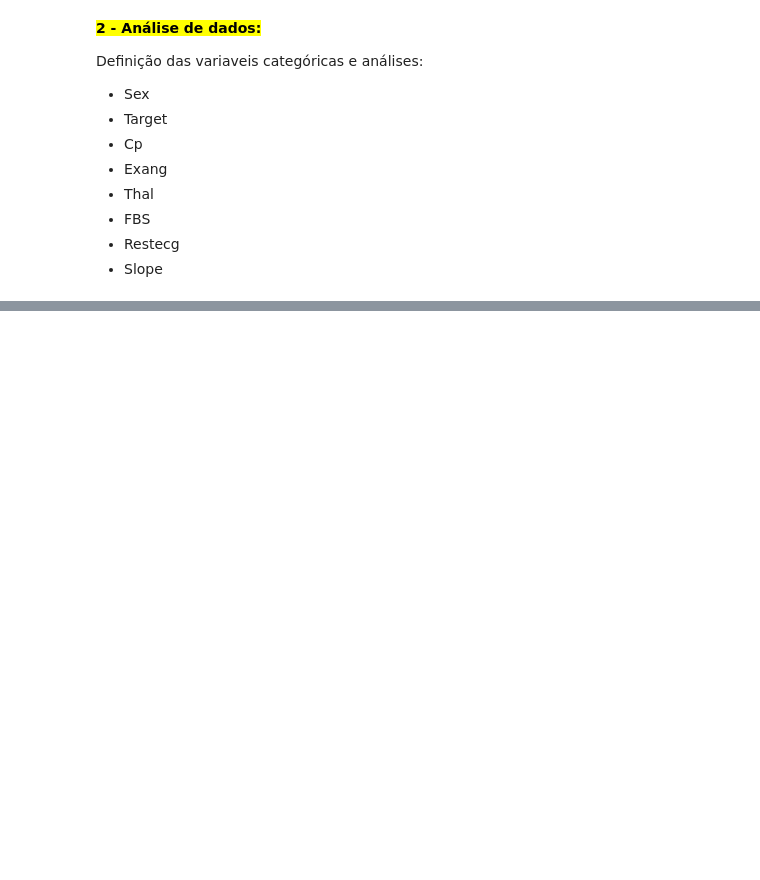
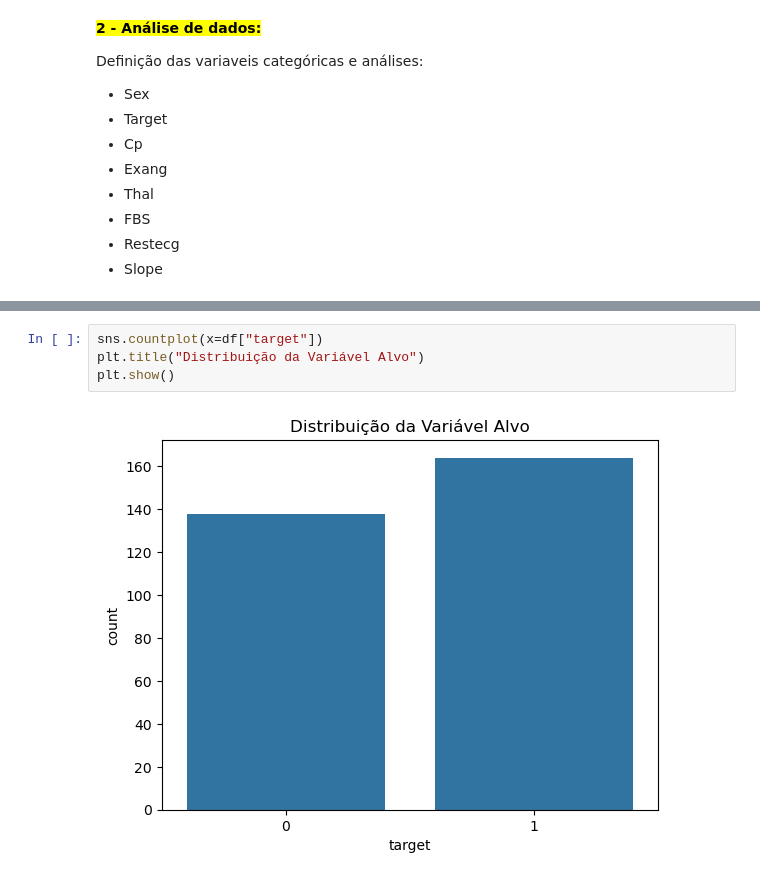
Before and after one commit to Andreza-S/IA-DOENCA-CARDIO, a Jupyter notebook: projeto.ipynb, the cells around one changed output, grey strips where cells are left out. Saved outputs shown, nothing was run; the diff lists cells and outputs as text; blank space fills up the shorter version.

```diff
--- a/projeto.ipynb
+++ b/projeto.ipynb
@@ -446,0 +269,6 @@ df.groupby("slope").mean()
+# %%
+sns.countplot(x=df["target"])
+plt.title("Distribuição da Variável Alvo")
+plt.show()
+# %% [output]
+[figure, added]
```
Also changed, not shown: parts of 53 cells of this notebook.
